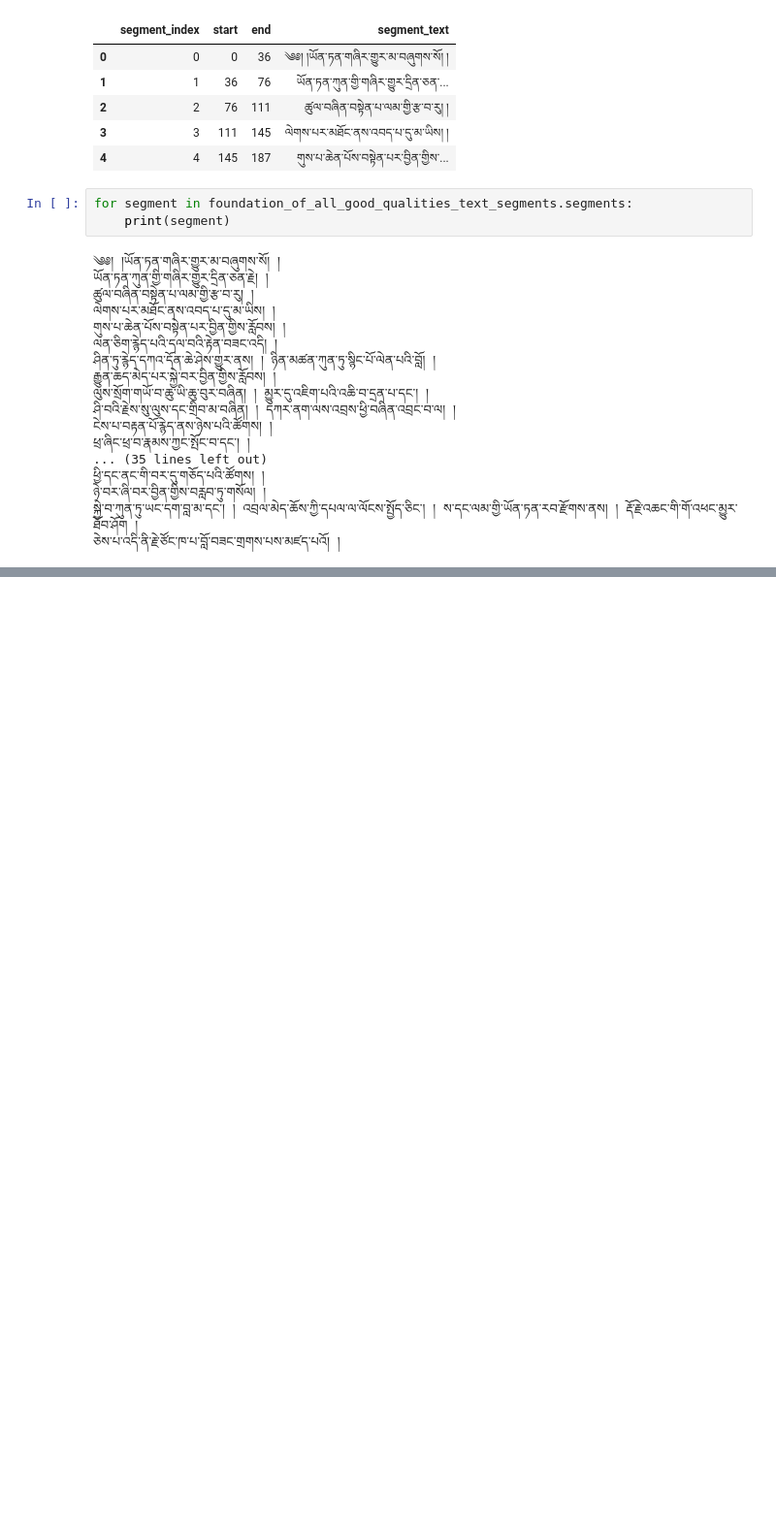
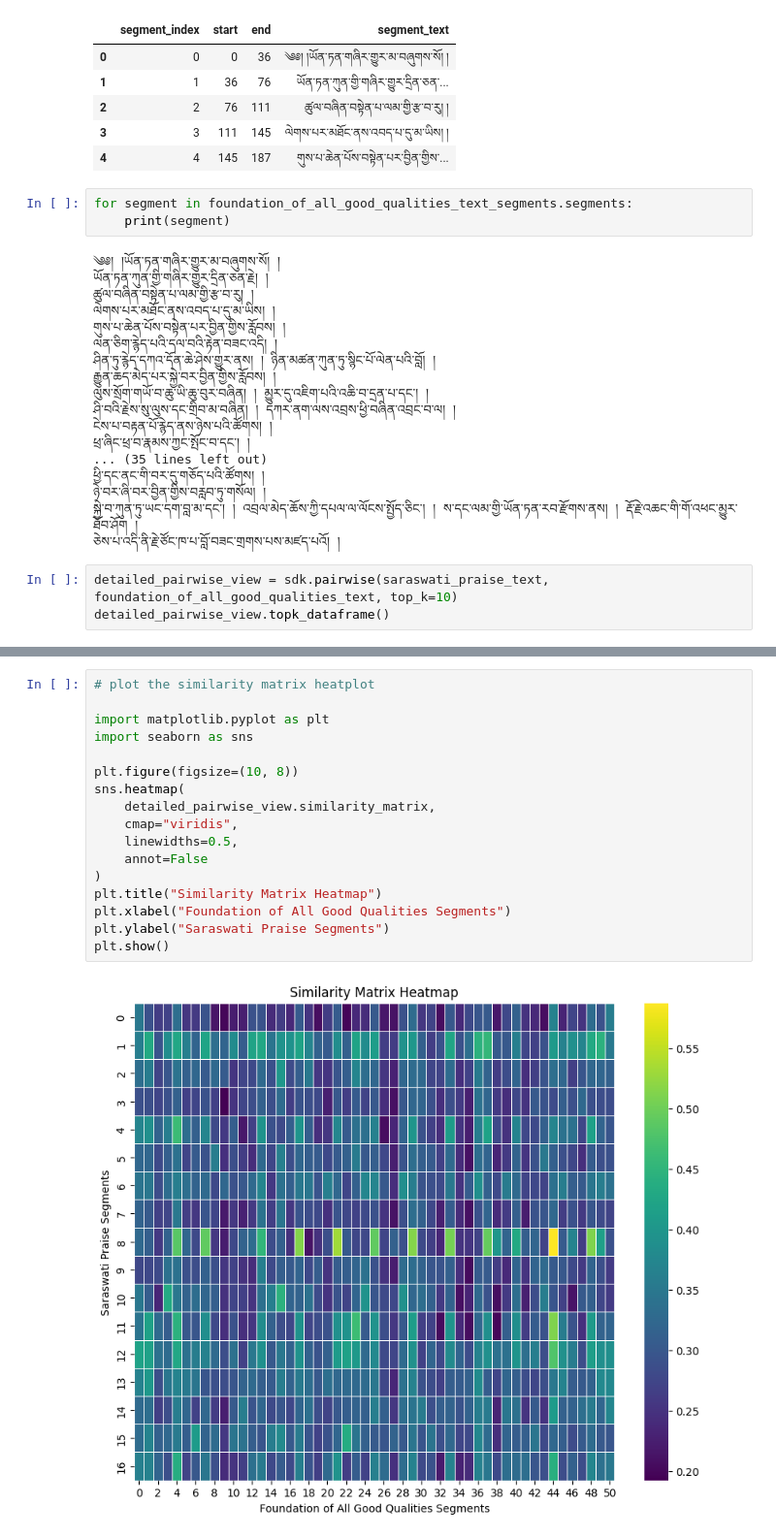
Before and after one commit to ten-jampa/embedding-model-for-tibetan, a Jupyter notebook: notebooks/01_research_sdk_starter.ipynb, the cells around one changed output, grey strips where cells are left out. Shown at 97% size. Cells and saved outputs as stored; diff of their text form; blank space fills up the shorter version.

```diff
--- a/notebooks/01_research_sdk_starter.ipynb
+++ b/notebooks/01_research_sdk_starter.ipynb
@@ -337,3 +341,6 @@ for segment in foundation_of_all_good_qualities_text_segments.segments:
 ཉེ་བར་ཞི་བར་བྱིན་གྱིས་བརླབ་ཏུ་གསོལ། །
 སྐྱེ་བ་ཀུན་ཏུ་ཡང་དག་བླ་མ་དང་། ། འབྲལ་མེད་ཆོས་ཀྱི་དཔལ་ལ་ལོངས་སྤྱོད་ཅིང་། ། ས་དང་ལམ་གྱི་ཡོན་ཏན་རབ་རྫོགས་ནས། ། རྡོ་རྗེ་འཆང་གི་གོ་འཕང་མྱུར་ཐོབ་ཤོག །
 ཅེས་པ་འདི་ནི་རྗེ་ཙོང་ཁ་པ་བློ་བཟང་གྲགས་པས་མཛད་པའོ། །
+# %%
+detailed_pairwise_view = sdk.pairwise(saraswati_praise_text, foundation_of_all_good_qualities_text, top_k=10)
+detailed_pairwise_view.topk_dataframe()
@@ -339,0 +467,19 @@ for segment in foundation_of_all_good_qualities_text_segments.segments:
+# %%
+# plot the similarity matrix heatplot
+
+import matplotlib.pyplot as plt
+import seaborn as sns
+
+plt.figure(figsize=(10, 8))
+sns.heatmap(
+    detailed_pairwise_view.similarity_matrix,
+    cmap="viridis",
+    linewidths=0.5,
+    annot=False
+)
+plt.title("Similarity Matrix Heatmap")
+plt.xlabel("Foundation of All Good Qualities Segments")
+plt.ylabel("Saraswati Praise Segments")
+plt.show()
+# %% [output]
+[figure, added]
```
Also changed, not shown: parts of 15 cells of this notebook.
